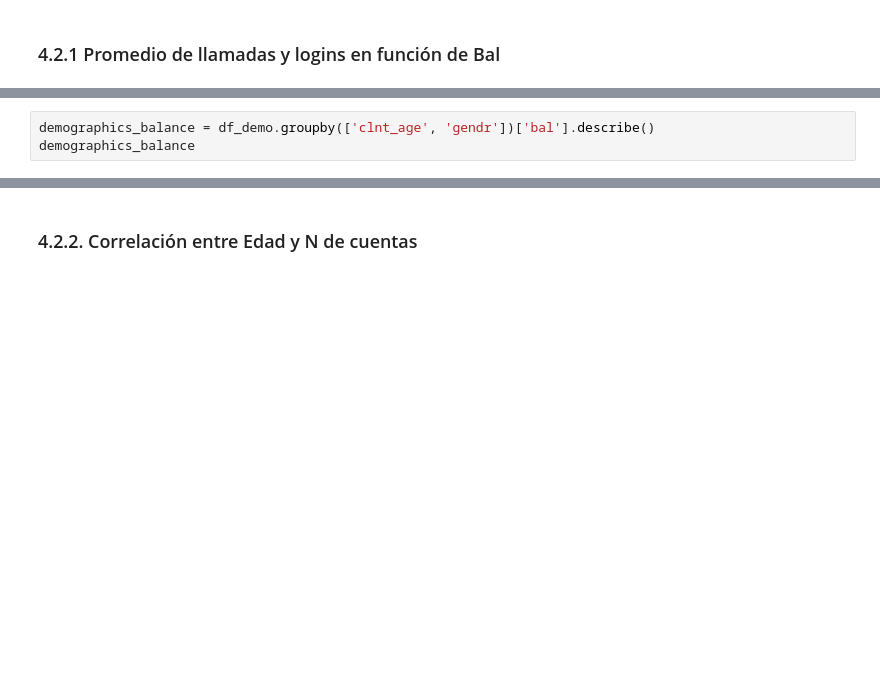
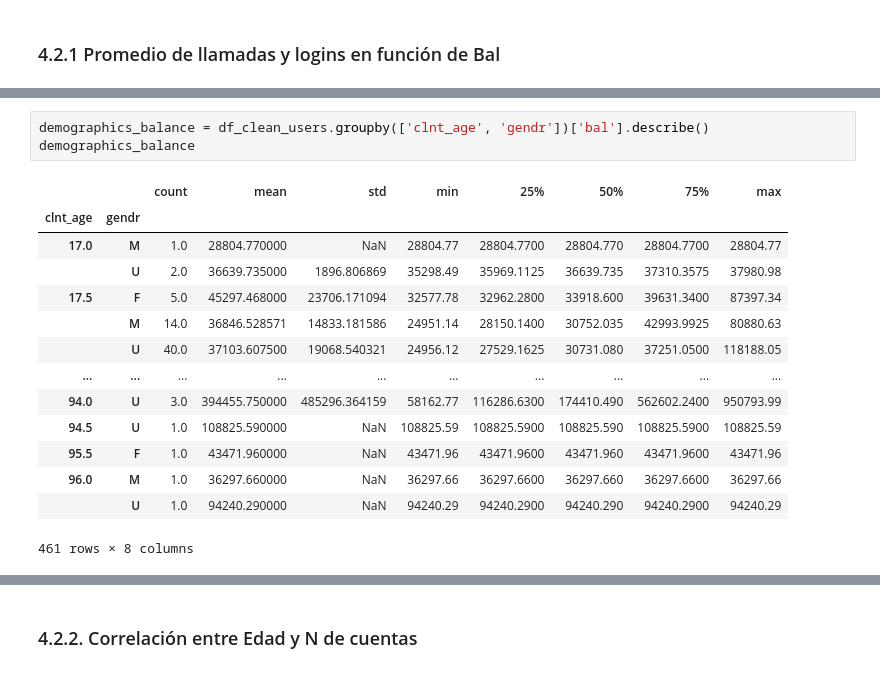
Before and after one commit to davidmoreno-gh/Vanguard-AB-Testing, a Jupyter notebook: notebooks/1. main.ipynb, the cells around one changed output, grey strips where cells are left out. Saved outputs shown, nothing was run; the diff lists cells and outputs as text; blank space fills up the shorter version.

```diff
--- a/notebooks/1. main.ipynb
+++ b/notebooks/1. main.ipynb
@@ -1032,5 +1040,20 @@ print(client_analysis)
 # %%
-demographics_balance = df_demo.groupby(['clnt_age', 'gendr'])['bal'].describe()
+demographics_balance = df_clean_users.groupby(['clnt_age', 'gendr'])['bal'].describe()
 demographics_balance
+# %% [output]
+|  |  | count | mean | std | min | 25% | 50% | 75% | max |
+| clnt_age | gendr |  |  |  |  |  |  |  |  |
+| 17.0 | M | 1.0 | 28804.770000 | NaN | 28804.77 | 28804.7700 | 28804.770 | 28804.7700 | 28804.77 |
+|  | U | 2.0 | 36639.735000 | 1896.806869 | 35298.49 | 35969.1125 | 36639.735 | 37310.3575 | 37980.98 |
+| 17.5 | F | 5.0 | 45297.468000 | 23706.171094 | 32577.78 | 32962.2800 | 33918.600 | 39631.3400 | 87397.34 |
+|  | M | 14.0 | 36846.528571 | 14833.181586 | 24951.14 | 28150.1400 | 30752.035 | 42993.9925 | 80880.63 |
+|  | U | 40.0 | 37103.607500 | 19068.540321 | 24956.12 | 27529.1625 | 30731.080 | 37251.0500 | 118188.05 |
+| ... | ... | ... | ... | ... | ... | ... | ... | ... | ... |
+| 94.0 | U | 3.0 | 394455.750000 | 485296.364159 | 58162.77 | 116286.6300 | 174410.490 | 562602.2400 | 950793.99 |
+| 94.5 | U | 1.0 | 108825.590000 | NaN | 108825.59 | 108825.5900 | 108825.590 | 108825.5900 | 108825.59 |
+| 95.5 | F | 1.0 | 43471.960000 | NaN | 43471.96 | 43471.9600 | 43471.960 | 43471.9600 | 43471.96 |
+| 96.0 | M | 1.0 | 36297.660000 | NaN | 36297.66 | 36297.6600 | 36297.660 | 36297.6600 | 36297.66 |
+|  | U | 1.0 | 94240.290000 | NaN | 94240.29 | 94240.2900 | 94240.290 | 94240.2900 | 94240.29 |
+461 rows × 8 columns
 # %%
 plt.figure(figsize=(12, 6))
```
Also changed, not shown: parts of 19 cells of this notebook, 4 other files.
